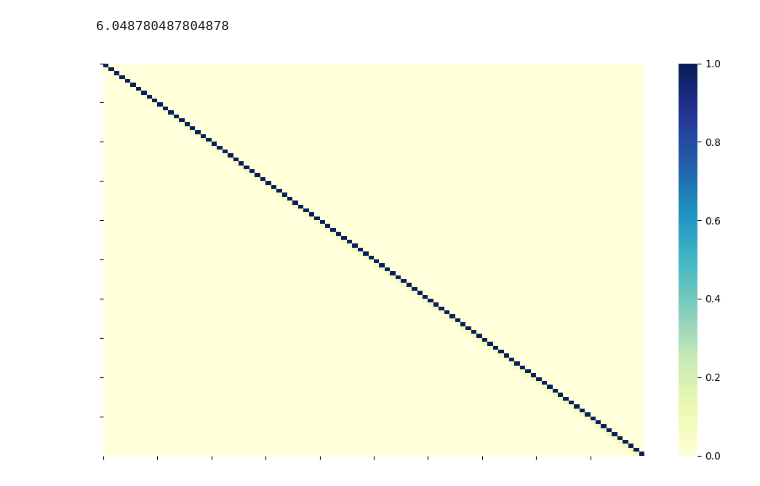
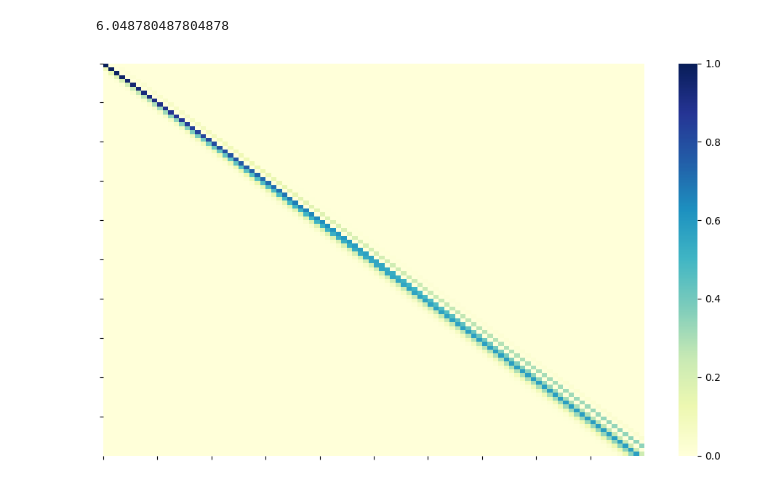
Before and after one commit to miguelgalviseli/Quantum_Photodynamics, a Jupyter notebook: ejemplo.ipynb, the cells around one changed output. Drawn from its saved outputs; the diff is of its cells as text; code cells hidden in the pictures.

Commit message:
Elementos de matriz operador desplazamiento generalizado.

```diff
--- a/ejemplo.ipynb
+++ b/ejemplo.ipynb
@@ -237,38 +237,46 @@ from scipy.special import factorial
 
 #Elementos de matriz para l mayor o igual que n
 def matrix_element(m,n, alpha):
+        n=float(n)
+        m=float(m)
+        alpha=float(alpha)
         return (alpha**(m-n))*np.sqrt(factorial(n)/factorial(m))*np.exp(-(abs(alpha)**2)/2)*genlaguerre(n,m-n)(abs(alpha)**2)
 
 #Elementos de matriz para l menor que n
 
 def matrix_element2(m,n, alpha):
+    n=float(n)
+    m=float(m)
+    alpha=float(alpha)
     if (n-m)<0:
         print("Error: n debe ser mayor que m")
         print(m, n, n-m)
     return ((-alpha)**(n-m))*np.sqrt(factorial(m)/factorial(n))*np.exp(-(abs(alpha)**2)/2)*genlaguerre(m,n-m)(abs(alpha)**2)
 
-#Llenemos una matriz 3x3
+#Llenemos una matriz
+np.seterr(all='warn')
+N=150
+a=0.1
+D=np.zeros((N,N))
+DT=np.zeros((N,N))
 
-D=np.zeros((100,100))
-DT=np.zeros((100,100))
-
-for m in range(100):
-    for n in range(100):
+for m in range(N):
+    for n in range(N):
         if m>=n:
-            D[m,n]=matrix_element(m,n,0.01)
-            DT[m,n]=matrix_element(m,n,-0.01)
+            D[m,n]=matrix_element(m,n,a)
+            DT[m,n]=matrix_element(m,n,-a)
         else:
-            D[m,n]=matrix_element2(m,n,0.01)
-            DT[m,n]=matrix_element2(m,n,-0.01)
+            D[m,n]=matrix_element2(m,n,a)
+            DT[m,n]=matrix_element2(m,n,-a)
 # %%
 #Mostremos la matriz más linda
 
 import seaborn as sns
 
 plt.figure(figsize=(12,7))
 sns.heatmap(D,cmap="YlGnBu", vmin=0, vmax=1)
-plt.xticks(np.arange(0, 100, 10), fontsize=15)
-plt.yticks(np.arange(0, 100, 10), fontsize=15)
+plt.xticks(np.arange(0, N, 10), fontsize=15)
+plt.yticks(np.arange(0, N, 10), fontsize=15)
 plt.show()
 # %% [output]
-[figure, old version]
+[figure, new version]
```
